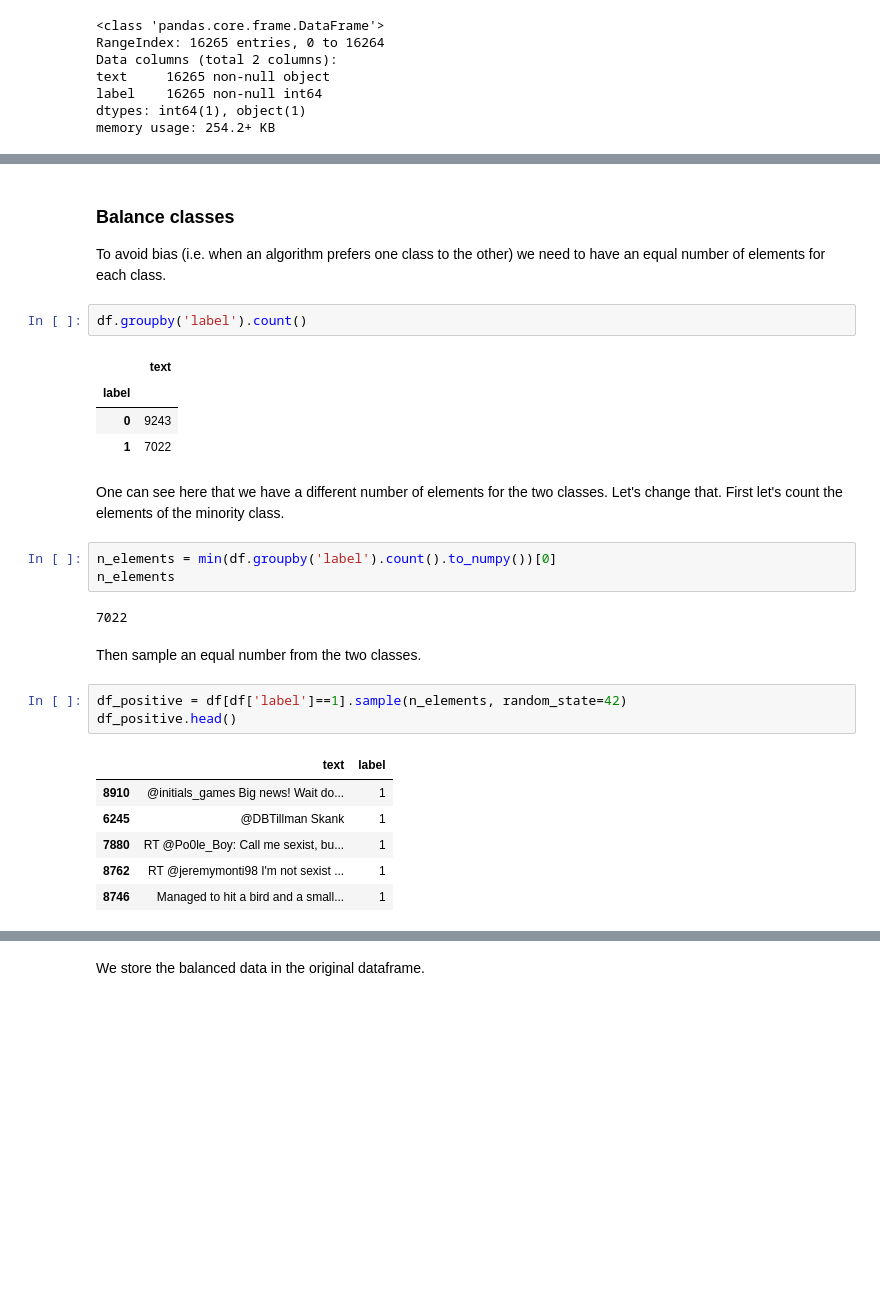
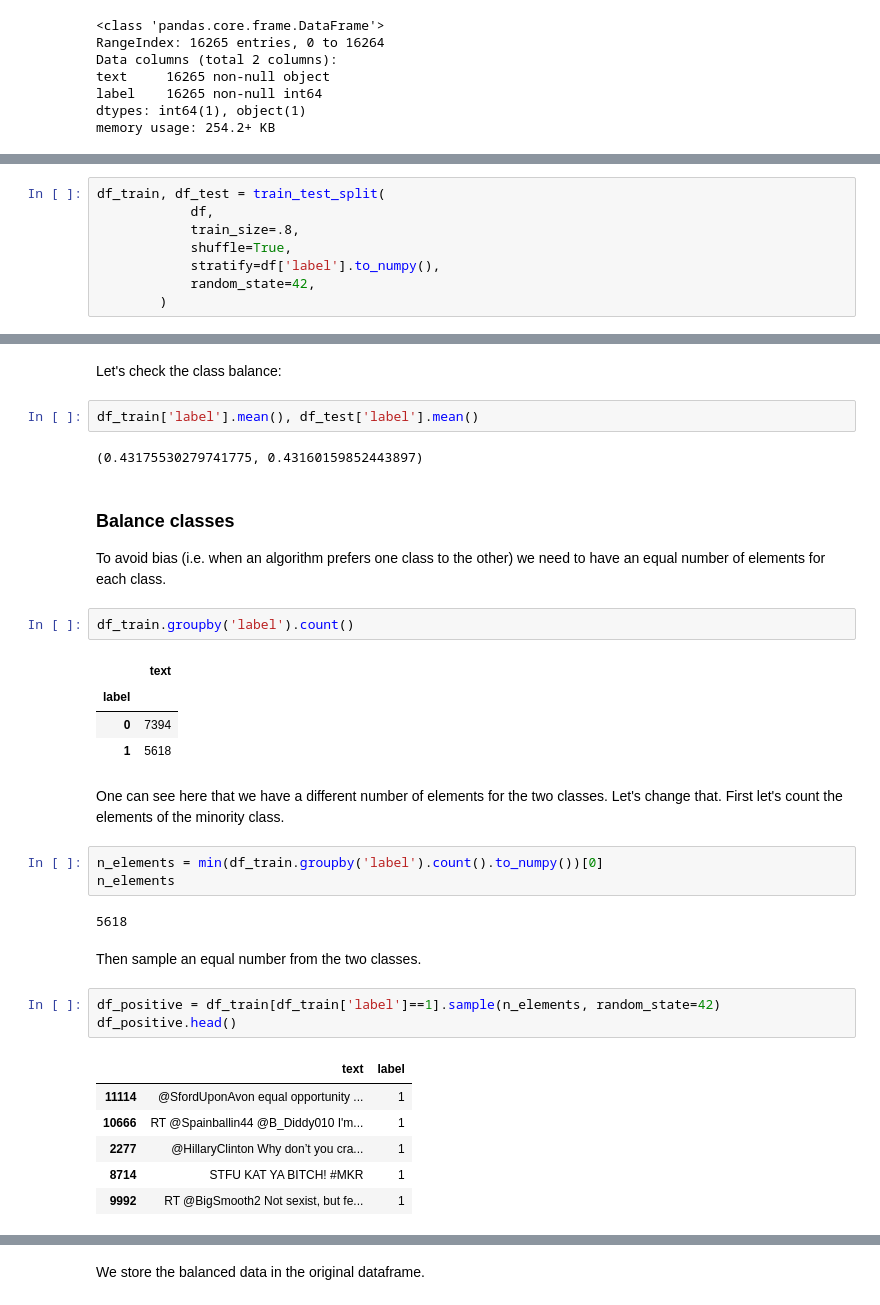
Before and after one commit to opt-out-tools/model-online-misogyny, a Jupyter notebook: notebooks/02-mg-random-forest-stanford.ipynb, the cells around one changed output, grey strips where cells are left out. Saved outputs shown, nothing was run; the diff lists cells and outputs as text; blank space fills up the shorter version.

```diff
--- a/notebooks/02-mg-random-forest-stanford.ipynb
+++ b/notebooks/02-mg-random-forest-stanford.ipynb
@@ -38,0 +44,8 @@ memory usage: 254.2+ KB
+# %%
+df_train, df_test = train_test_split(
+            df,
+            train_size=.8,
+            shuffle=True,
+            stratify=df['label'].to_numpy(),
+            random_state=42,
+        )
@@ -39,34 +65,40 @@ memory usage: 254.2+ KB
+# %% [markdown]
+Let's check the class balance:
+# %%
+df_train['label'].mean(), df_test['label'].mean()
+# %% [output]
+(0.43175530279741775, 0.43160159852443897)
 # %% [markdown]
 ### Balance classes
 
 To avoid bias (i.e. when an algorithm prefers one class to the other) we need to have an equal number of elements for each class.
 # %%
-df.groupby('label').count()
+df_train.groupby('label').count()
 # %% [output]
 |  | text |
 | label |  |
-| 0 | 9243 |
-| 1 | 7022 |
+| 0 | 7394 |
+| 1 | 5618 |
 # %% [markdown]
 One can see here that we have a different number of elements for the two
 classes.
 Let's change that.
 First let's count the elements of the minority class.
 # %%
-n_elements = min(df.groupby('label').count().to_numpy())[0]
+n_elements = min(df_train.groupby('label').count().to_numpy())[0]
 n_elements
 # %% [output]
-7022
+5618
 # %% [markdown]
 Then sample an equal number from the two classes.
 # %%
-df_positive = df[df['label']==1].sample(n_elements, random_state=42)
+df_positive = df_train[df_train['label']==1].sample(n_elements, random_state=42)
 df_positive.head()
 # %% [output]
 |  | text | label |
-| 8910 | @initials_games Big news! Wait do... | 1 |
-| 6245 | @DBTillman Skank | 1 |
-| 7880 | RT @Po0le_Boy: Call me sexist, bu... | 1 |
-| 8762 | RT @jeremymonti98 I'm not sexist ... | 1 |
-| 8746 | Managed to hit a bird and a small... | 1 |
+| 11114 | @SfordUponAvon equal opportunity ... | 1 |
+| 10666 | RT @Spainballin44 @B_Diddy010 I'm... | 1 |
+| 2277 | @HillaryClinton Why don’t you cra... | 1 |
+| 8714 | STFU KAT YA BITCH! #MKR | 1 |
+| 9992 | RT @BigSmooth2 Not sexist, but fe... | 1 |
 # %%
```
Also changed, not shown: parts of 40 cells of this notebook.
